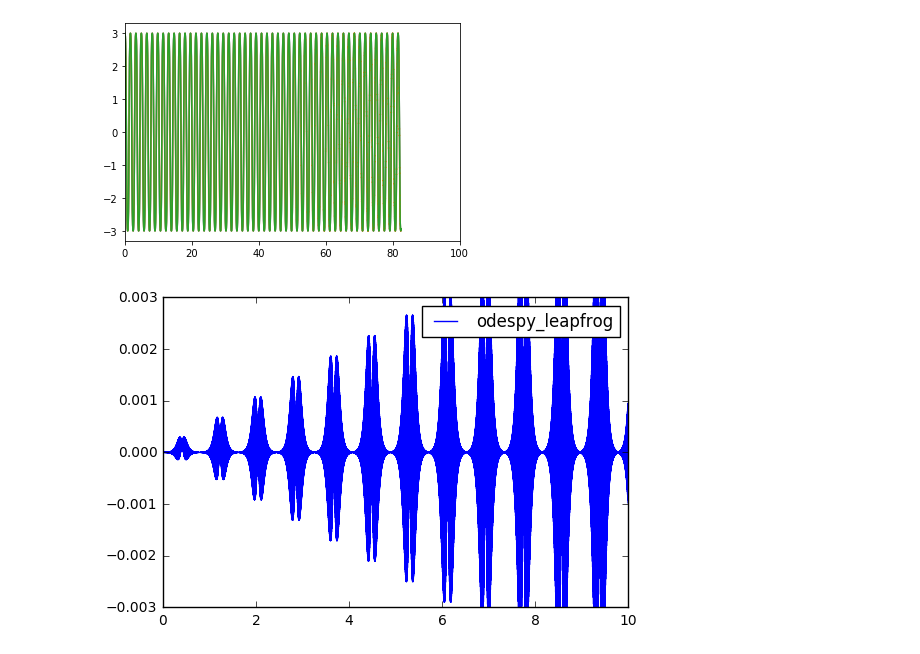
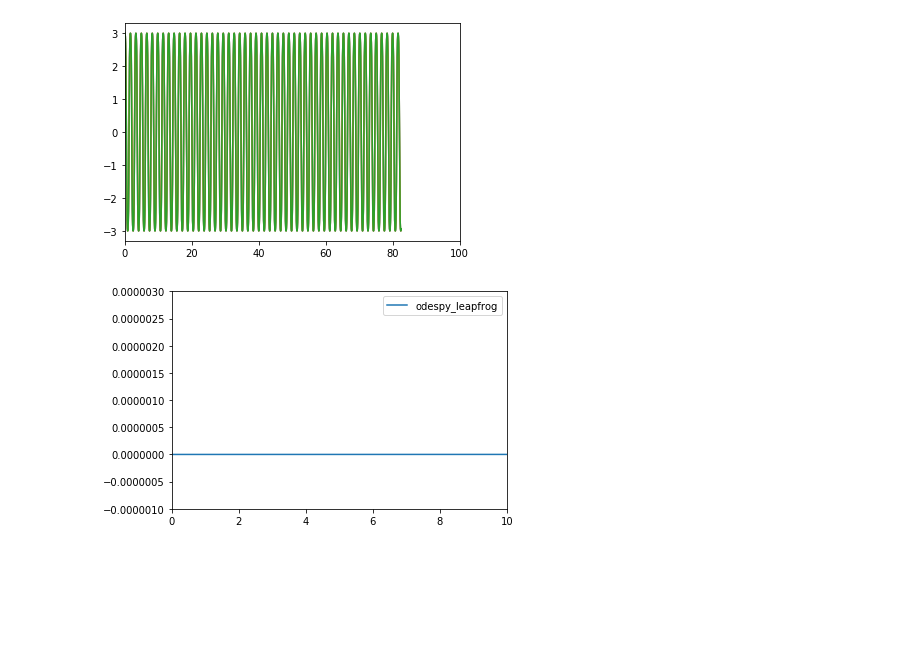
Before and after one commit to dgrin1/inclass_hw9_2020, a Jupyter notebook: odespy_eg.ipynb, the cells around one changed output. Cells and saved outputs as stored; diff of their text form; code cells hidden in the pictures; blank space fills up the shorter version.

```diff
--- a/odespy_eg.ipynb
+++ b/odespy_eg.ipynb
@@ -58,10 +60,12 @@ energy_scipy=(0.5e0)*power(real(r_scipy[:,1]),2)*l*l+g*l*(1.-cos(real(r_scipy[:,
 # %%
+
 plt.plot(tpoints,r_scipy[:,0])
 plt.xlim(0,10)
 import odespy
-solver = odespy.Leapfrog(f,rtol=1.e-8)
+solver = odespy.EulerCromer(f,rtol=1.e-8)
 solver.set_initial_condition([3.0,0])
-
+#RKFehlberg
+#EulerCromer
 from numpy import linspace, exp
 
 u, t = solver.solve(tpoints)
@@ -80,11 +84,11 @@ etot=g*l*(1.-cos(real(3.)))
 # %%
 plt.clf()
 plt.plot(tpoints,(energy_odespy-etot),label='odespy_leapfrog')
 #plt.plot(tpoints,(energy_scipy-etot),label='scipy_default')
 #plt.yscale('log')
 plt.xlim(0,10)
-plt.ylim(-0.003,0.003)
+plt.ylim(-0.000001,0.000003)
 plt.legend(loc=1)
 plt.show()
 # %% [output]
-[figure, old version]
+[figure, new version]
```
Also changed, not shown: parts of 2 cells of this notebook, 8 other files.
